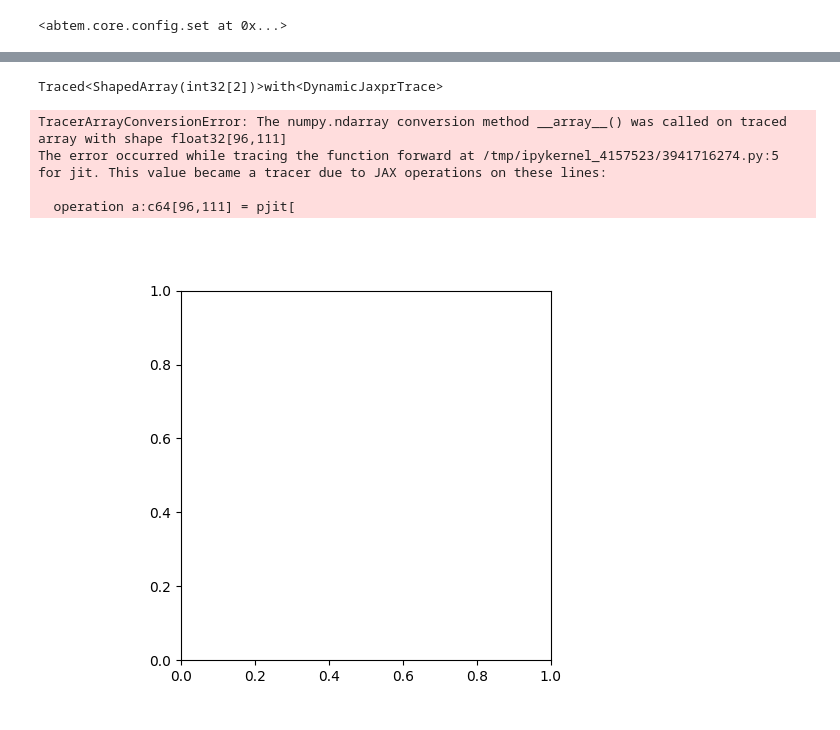
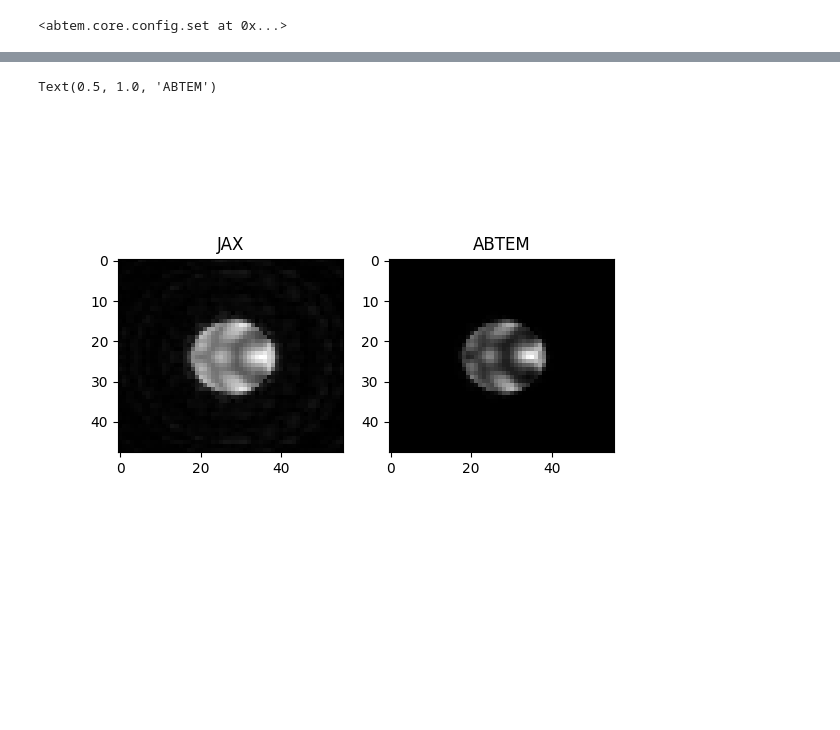
Before and after one commit to METSA-DIADEM/jax-ptychography, a Jupyter notebook: jax_multislice.ipynb, the cells around one changed output, grey strips where cells are left out. Saved outputs shown, nothing was run; the diff lists cells and outputs as text; code cells hidden in the pictures; blank space fills up the shorter version.

```diff
--- a/jax_multislice.ipynb
+++ b/jax_multislice.ipynb
@@ -33,2 +31,4 @@ abtem.show_atoms(atoms)
 # %%
-potential = abtem.Potential(atoms, sampling=0.1)
+potential = abtem.Potential(atoms, sampling=0.2, slice_thickness=5.0, projection='infinite')
+
+print(potential.shape)
@@ -58,3 +61,7 @@ grid_scan = abtem.GridScan(
     end=(potential.extent[0], potential.extent[1]),
     sampling=probe.aperture.nyquist_sampling,
 )
+# %%
+fig, ax = abtem.show_atoms(atoms)
+
+grid_scan.add_to_plot(ax)
@@ -66,4 +77,5 @@ probe_array = probe.build()
 # %%
 patterns = measurements.compute()
 abtem_patterns = patterns.abs().array
+abtem_patterns = abtem_patterns / jnp.sum(abtem_patterns, axis=(2, 3), keepdims=True)
 # %% [output]
@@ -71,9 +100,20 @@ abtem_patterns = patterns.abs().array
 # %%
+probe_array = probe.build()
+probe_array = probe_array.compute().array
+
 slice_thickness = jnp.array(potential.slice_thickness[0])
 extent=jnp.array(potential.extent)
 sampling=jnp.array(potential.sampling)
+
+slices = jnp.array(potential_.array)
+probe_ = jnp.array(probe_array)
+probe_ = probe_ / jnp.sum(jnp.abs(probe_))
+
+n, m = slices.shape[1::]
+# scan_positions = jnp.array([[[n//2, m//2]]])
 scan_positions = jnp.array(grid_scan.get_positions())
 scan_positions_px = (scan_positions / sampling).astype(jnp.int32)
 scan_positions_shape = scan_positions_px.shape[0:2]
-slices = jnp.array(potential_.array)
-probe = jnp.array(probe_array.array)
+
+print(scan_positions_px)
+print(scan_positions_shape)
@@ -120,17 +167,13 @@ plt.show()
 # %%
-jax_patterns = _forward(slices)
+jax_patterns = forward(slices)
+scan_position_x, scan_position_y = 25, 32
 
-scan_position_x, scan_position_y = 20, 16
 fig, ax = plt.subplots(1, 2)
-ax[0].imshow(jnp.abs(jax_patterns[scan_position_x, scan_position_y]), cmap='gray')
+ax[0].imshow(jax_patterns[scan_position_x, scan_position_y], cmap='gray')
 ax[1].imshow(abtem_patterns[scan_position_x, scan_position_y], cmap='gray')
 ax[0].set_title('JAX')
 ax[1].set_title('ABTEM')
 # %% [output]
-Traced<ShapedArray(int32[2])>with<DynamicJaxprTrace>
+Text(0.5, 1.0, 'ABTEM')
-TracerArrayConversionError: The numpy.ndarray conversion method __array__() was called on traced array with shape float32[96,111]
-The error occurred while tracing the function forward at /tmp/ipykernel_4157523/3941716274.py:5 for jit. This value became a tracer due to JAX operations on these lines:
-
-  operation a:c64[96,111] = pjit[
-[figure, old version]
+[figure, new version]
 # %%
```
Also changed, not shown: parts of 12 cells of this notebook, 2 other files.
